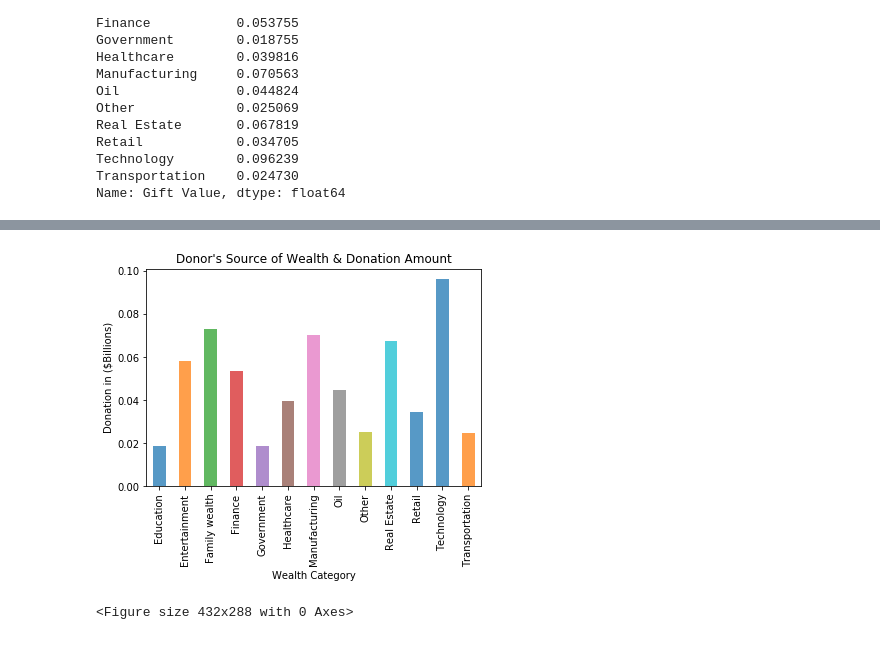
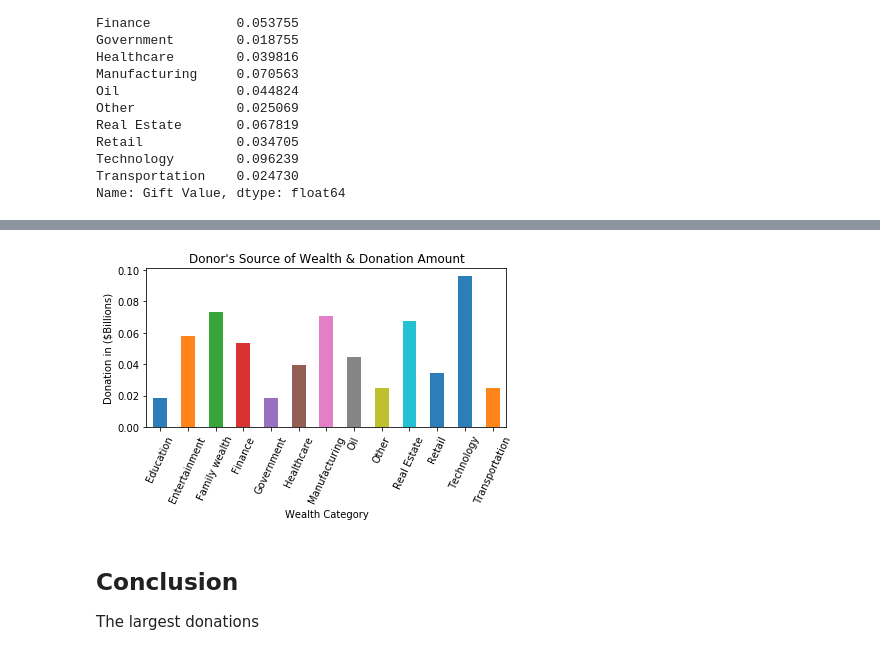
Before and after one commit to kjwunderlich/project-one---sphinx, a Jupyter notebook: Philanthropy_Data_Analysis.ipynb, the cells around one changed output, grey strips where cells are left out. Cells and saved outputs as stored; diff of their text form; code cells hidden in the pictures.

```diff
--- a/Philanthropy_Data_Analysis.ipynb
+++ b/Philanthropy_Data_Analysis.ipynb
@@ -214,15 +226,18 @@ plt.show()
 # %%
 # Create a bar chart based off of the group series from above
-count_chart = sum_donations.plot(kind='bar',align="center", alpha=0.75)
+count_chart = sum_donations.plot(kind='bar',align="center", alpha=0.95, rot=65)
 
 # Set the xlabel and ylabel using class methods
 count_chart.set_xlabel("Wealth Category")
 count_chart.set_ylabel("Donation in ($Billions)")
 count_chart.set_title("Donor's Source of Wealth & Donation Amount")
 
+plt.tight_layout()
 plt.savefig("Wealth by Source.png")
 plt.show()
-plt.tight_layout()
 # %% [output]
-[figure, old version]
+[figure, new version]
-<Figure size 432x288 with 0 Axes>
+# %% [markdown]
+## Conclusion
+
+The largest donations
```
Also changed, not shown: parts of 15 cells of this notebook, 2 other files.
